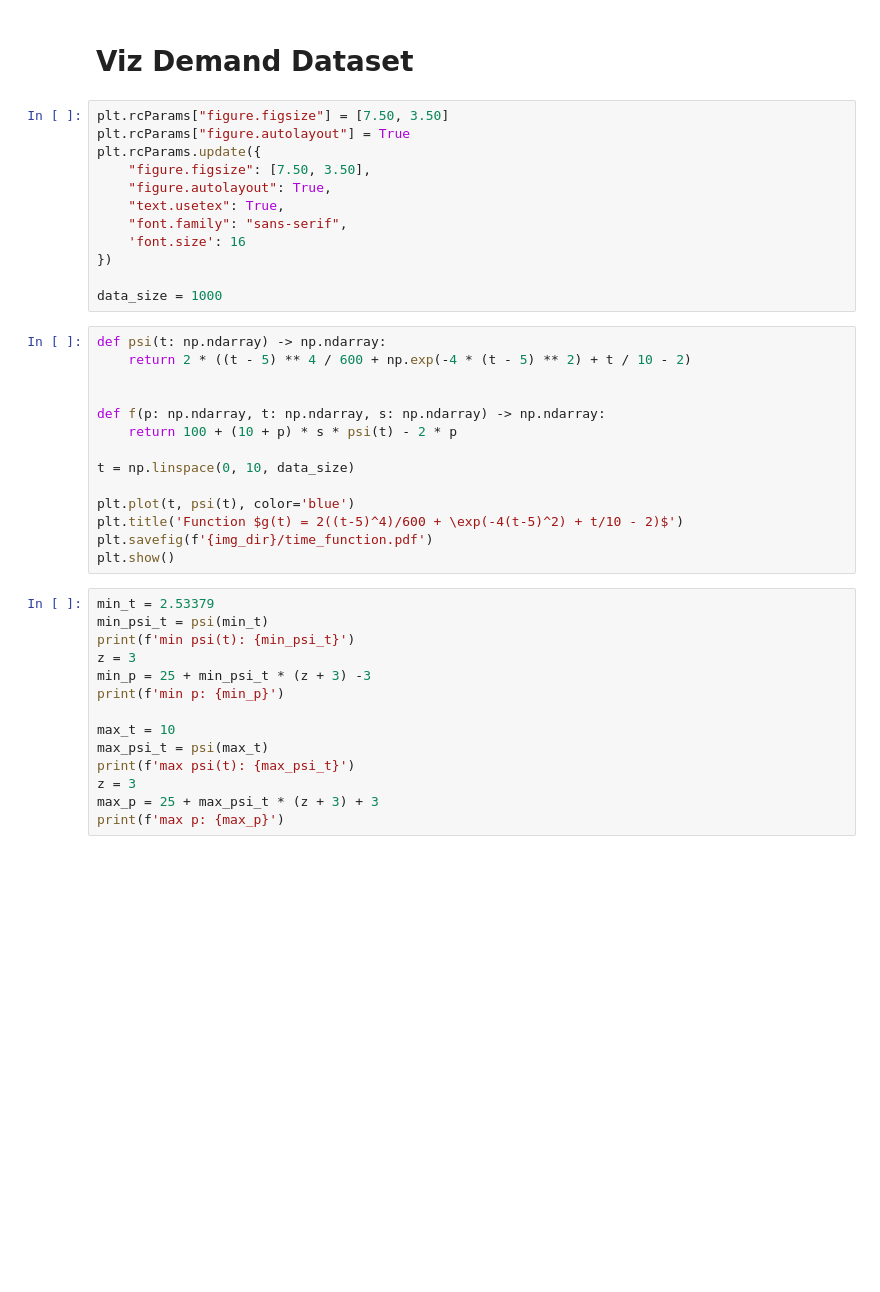
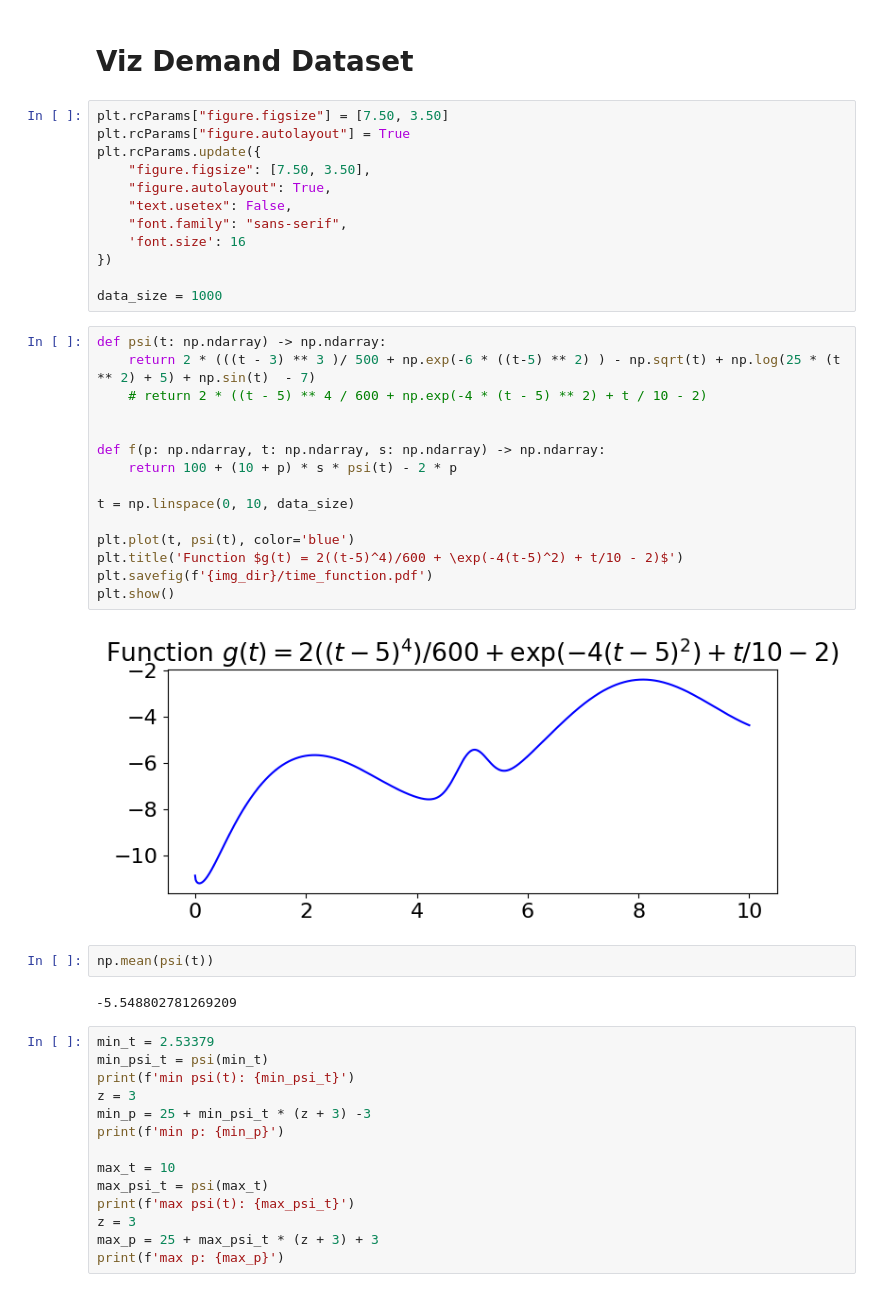
Before and after one commit to Jasmineqy0/DeepFeatureIV, a Jupyter notebook: viz/viz.ipynb, the cells around one changed output. Saved outputs shown, nothing was run; the diff lists cells and outputs as text; blank space fills up the shorter version.

```diff
--- a/viz/viz.ipynb
+++ b/viz/viz.ipynb
@@ -338,7 +194,7 @@ plt.rcParams["figure.autolayout"] = True
 plt.rcParams.update({
     "figure.figsize": [7.50, 3.50],
     "figure.autolayout": True,
-    "text.usetex": True,
+    "text.usetex": False,
     "font.family": "sans-serif",
     'font.size': 16
 })
@@ -346,18 +202,25 @@ plt.rcParams.update({
 data_size = 1000
 # %%
 def psi(t: np.ndarray) -> np.ndarray:
-    return 2 * ((t - 5) ** 4 / 600 + np.exp(-4 * (t - 5) ** 2) + t / 10 - 2)
+    return 2 * (((t - 3) ** 3 )/ 500 + np.exp(-6 * ((t-5) ** 2) ) - np.sqrt(t) + np.log(25 * (t ** 2) + 5) + np.sin(t)  - 7)
+    # return 2 * ((t - 5) ** 4 / 600 + np.exp(-4 * (t - 5) ** 2) + t / 10 - 2)
 
 
 def f(p: np.ndarray, t: np.ndarray, s: np.ndarray) -> np.ndarray:
     return 100 + (10 + p) * s * psi(t) - 2 * p
 
 t = np.linspace(0, 10, data_size)
 
 plt.plot(t, psi(t), color='blue')
 plt.title('Function $g(t) = 2((t-5)^4)/600 + \exp(-4(t-5)^2) + t/10 - 2)$')
 plt.savefig(f'{img_dir}/time_function.pdf')
 plt.show()
+# %% [output]
+[figure, added]
+# %%
+np.mean(psi(t))
+# %% [output]
+-5.548802781269209
 # %%
 min_t = 2.53379
 min_psi_t = psi(min_t)
```
Also changed, not shown: parts of 15 cells of this notebook, 9 other files.
